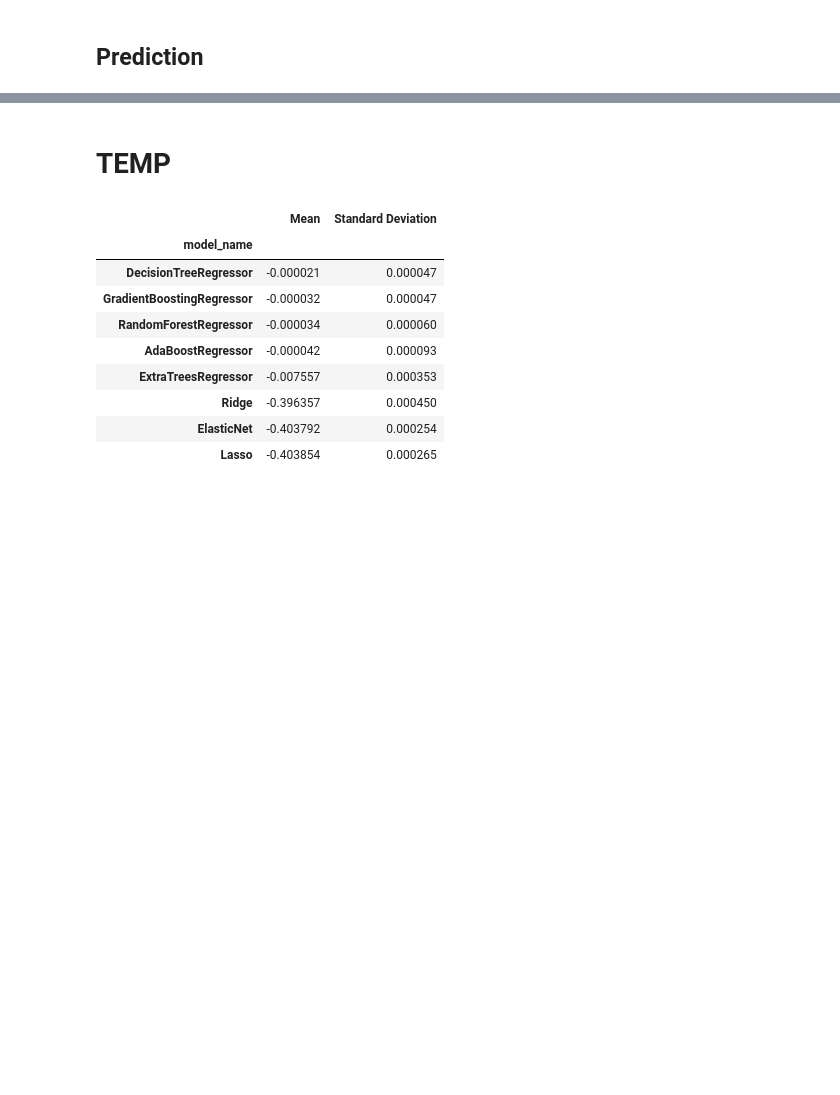
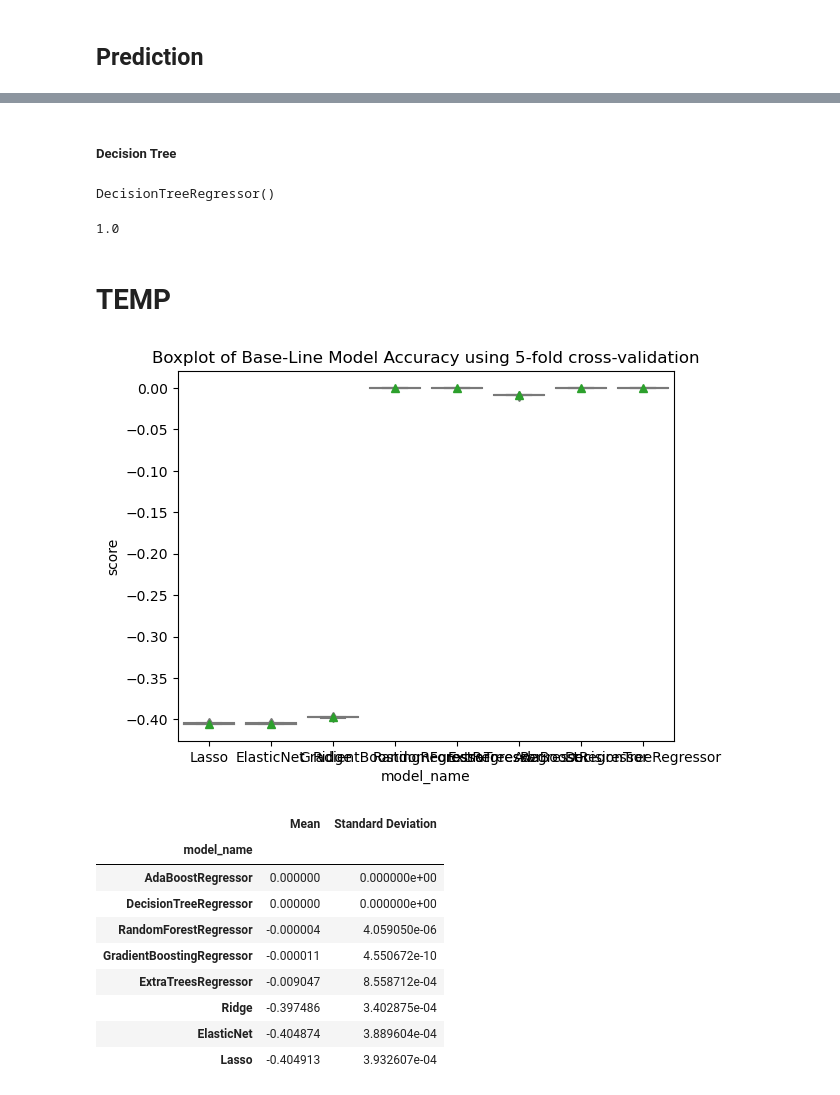
Before and after one commit to BaoDias2505/FinalProject_Introduction-to-data-science, a Jupyter notebook: notebooks/04-Data-Modelling.ipynb, the cells around one changed output, grey strips where cells are left out. Drawn from its saved outputs; the diff is of its cells as text; code cells hidden in the pictures; blank space fills up the shorter version.

Commit message:
fix modelling

```diff
--- a/notebooks/04-Data-Modelling.ipynb
+++ b/notebooks/04-Data-Modelling.ipynb
@@ -71,6 +74,17 @@ print(classification_report(y_valid,y_pred))
     accuracy                           1.00     12007
    macro avg       1.00      1.00      1.00     12007
 weighted avg       1.00      1.00      1.00     12007
+# %% [markdown]
+##### Decision Tree
+# %%
+decision_Tree = DecisionTreeRegressor()
+decision_Tree.fit(X_train,y_train)
+# %% [output]
+DecisionTreeRegressor()
+# %%
+decision_Tree.score(X_valid,y_valid)
+# %% [output]
+1.0
 # %% [markdown]
 # TEMP
 # %%
@@ -94,35 +108,41 @@ models = [
 # %%
 def generate_baseline_result(models, X, y, metrics, cv=5, plot_result=False):
     # define k-fold
     kfold = StratifiedKFold(n_splits=cv, shuffle=True, random_state=seed)
     entries = []
     for model in models:
         model_name = model.__class__.__name__
         scores = cross_val_score(model, X, y, scoring=metrics, cv=kfold)
         for fold_idx, score in enumerate(scores):
             entries.append((model_name, fold_idx, score))
 
     cv_df = pd.DataFrame(entries, columns=['model_name', 'fold_idx', 'score'])
 
     mean = cv_df.groupby('model_name')['score'].mean()
     std = cv_df.groupby('model_name')['score'].std()
 
     baseline_results = pd.concat([mean,std],axis =1, ignore_index=True)
     baseline_results.columns =['Mean','Standard Deviation']
     baseline_results.sort_values(by=['Mean'], ascending = False, inplace = True)
 
+    if plot_result:
+        sns.boxplot(x ='model_name',y = 'score', data = cv_df, color ='lightblue',showmeans=True)
+        plt.title('Boxplot of Base-Line Model Accuracy using 5-fold cross-validation')
+        plt.show()
+
     return baseline_results
 
 # Metric: https://scikit-learn.org/stable/modules/model_evaluation.html
-generate_baseline_result(models, X_train, y_train, metrics='neg_mean_absolute_error')
+generate_baseline_result(models, X_train, y_train, metrics='neg_mean_absolute_error',cv=5,plot_result =True )
 # %% [output]
+[figure, added]
 |  | Mean | Standard Deviation |
 | model_name |  |  |
-| DecisionTreeRegressor | -0.000021 | 0.000047 |
-| GradientBoostingRegressor | -0.000032 | 0.000047 |
-| RandomForestRegressor | -0.000034 | 0.000060 |
-| AdaBoostRegressor | -0.000042 | 0.000093 |
-| ExtraTreesRegressor | -0.007557 | 0.000353 |
-| Ridge | -0.396357 | 0.000450 |
-| ElasticNet | -0.403792 | 0.000254 |
-| Lasso | -0.403854 | 0.000265 |
+| AdaBoostRegressor | 0.000000 | 0.000000e+00 |
+| DecisionTreeRegressor | 0.000000 | 0.000000e+00 |
+| RandomForestRegressor | -0.000004 | 4.059050e-06 |
+| GradientBoostingRegressor | -0.000011 | 4.550672e-10 |
+| ExtraTreesRegressor | -0.009047 | 8.558712e-04 |
+| Ridge | -0.397486 | 3.402875e-04 |
+| ElasticNet | -0.404874 | 3.889604e-04 |
+| Lasso | -0.404913 | 3.932607e-04 |
```
Also changed, not shown: parts of 6 cells of this notebook.
